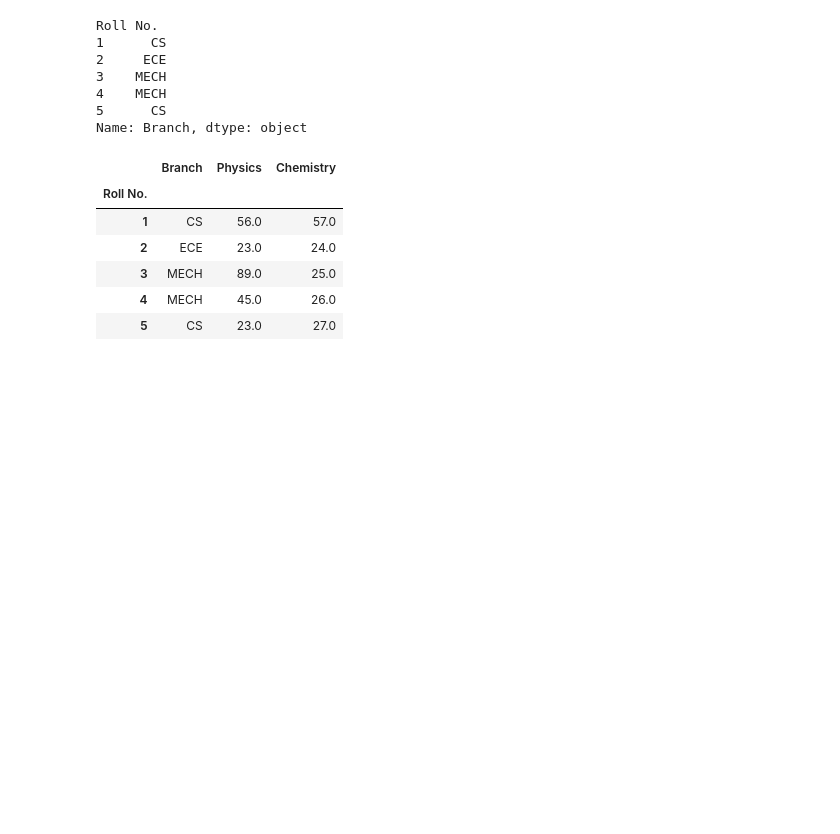
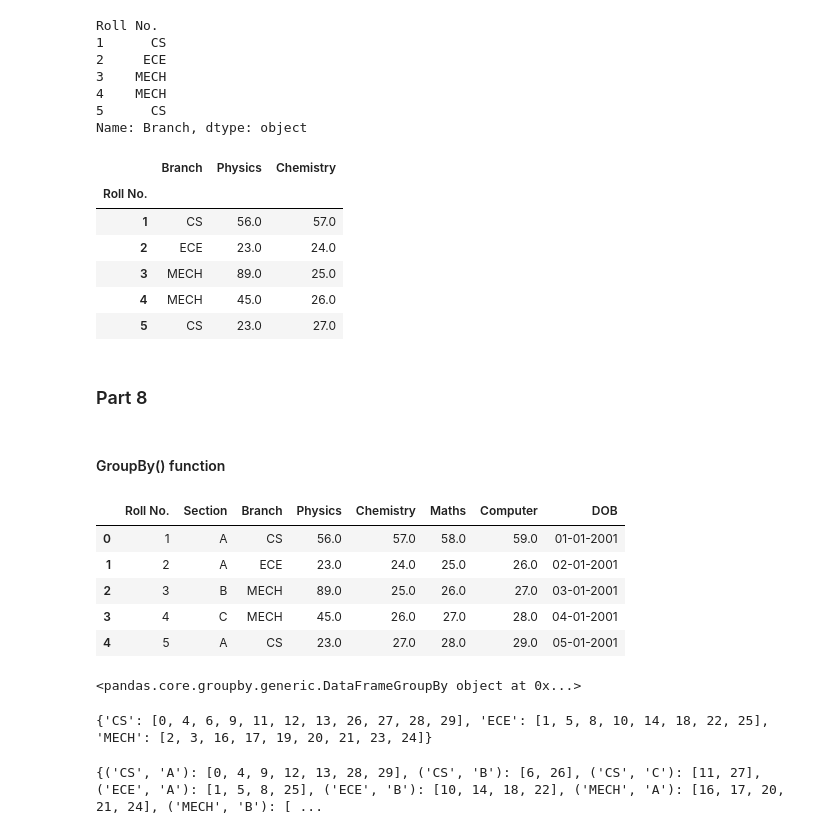
Before and after one commit to joyjeetcoding/python, a Jupyter notebook: pandaslib.ipynb, the cells around one changed output. Drawn from its saved outputs; the diff is of its cells as text; code cells hidden in the pictures; blank space fills up the shorter version.

Commit message:
Part 8 done

```diff
--- a/pandaslib.ipynb
+++ b/pandaslib.ipynb
@@ -985,3 +985,7 @@ df.iloc[0:5, 1:4]
 | 3 | MECH | 89.0 | 25.0 |
 | 4 | MECH | 45.0 | 26.0 |
 | 5 | CS | 23.0 | 27.0 |
+# %% [markdown]
+### Part 8
+# %% [markdown]
+#### GroupBy() function
@@ -987,0 +994,24 @@ df.iloc[0:5, 1:4]
+# %%
+df = pd.read_csv(r'C:\Users\joyje\Documents\ML\Datasets\sample2.csv')
+df.head()
+# %% [output]
+|  | Roll No. | Section | Branch | Physics | Chemistry | Maths | Computer | DOB |
+| 0 | 1 | A | CS | 56.0 | 57.0 | 58.0 | 59.0 | 01-01-2001 |
+| 1 | 2 | A | ECE | 23.0 | 24.0 | 25.0 | 26.0 | 02-01-2001 |
+| 2 | 3 | B | MECH | 89.0 | 25.0 | 26.0 | 27.0 | 03-01-2001 |
+| 3 | 4 | C | MECH | 45.0 | 26.0 | 27.0 | 28.0 | 04-01-2001 |
+| 4 | 5 | A | CS | 23.0 | 27.0 | 28.0 | 29.0 | 05-01-2001 |
+# %%
+branch_group = df.groupby(by = 'Branch')
+branch_group
+# %% [output]
+<pandas.core.groupby.generic.DataFrameGroupBy object at 0x...>
+# %%
+branch_group.groups
+# %% [output]
+{'CS': [0, 4, 6, 9, 11, 12, 13, 26, 27, 28, 29], 'ECE': [1, 5, 8, 10, 14, 18, 22, 25], 'MECH': [2, 3, 16, 17, 19, 20, 21, 23, 24]}
+# %%
+branch_group = df.groupby(by = ['Branch', 'Section'])
+branch_group.groups
+# %% [output]
+{('CS', 'A'): [0, 4, 9, 12, 13, 28, 29], ('CS', 'B'): [6, 26], ('CS', 'C'): [11, 27], ('ECE', 'A'): [1, 5, 8, 25], ('ECE', 'B'): [10, 14, 18, 22], ('MECH', 'A'): [16, 17, 20, 21, 24], ('MECH', 'B'): [ ...
```
Also changed, not shown: parts of 18 cells of this notebook.
